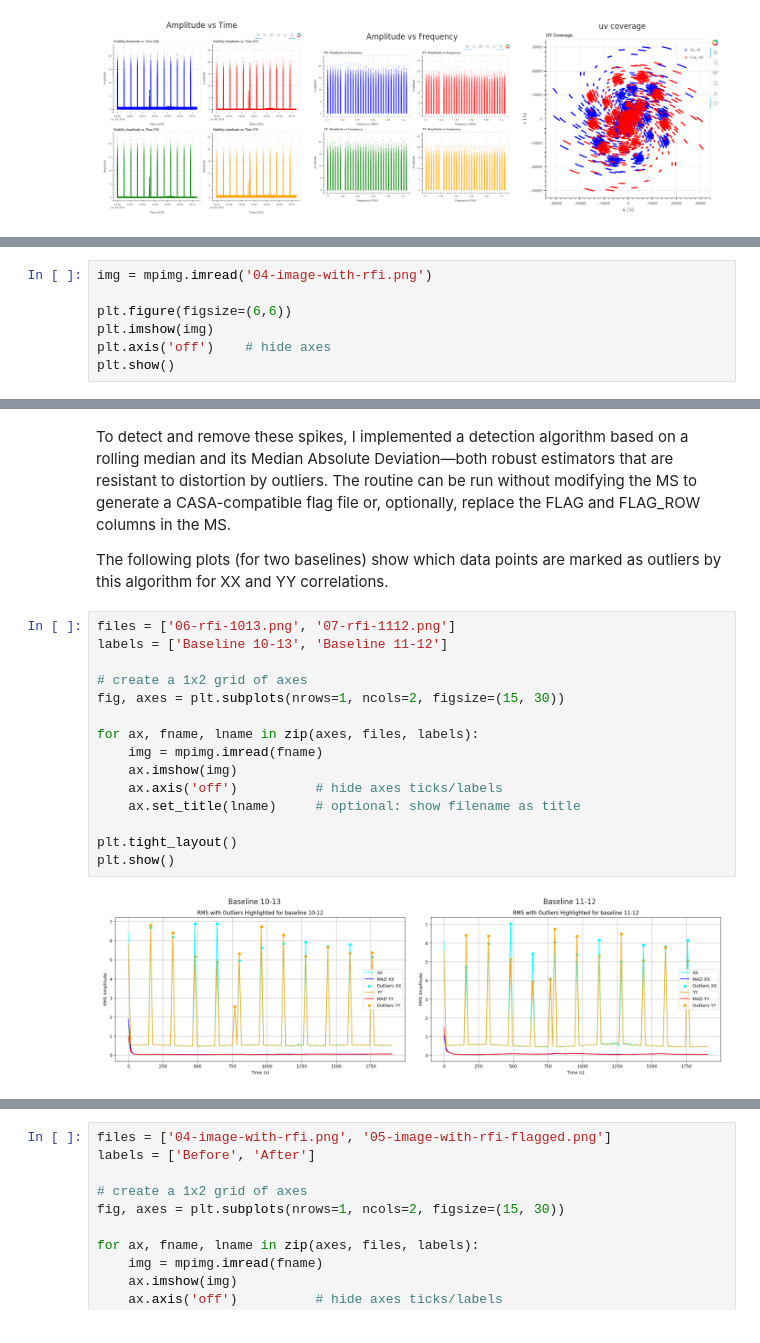
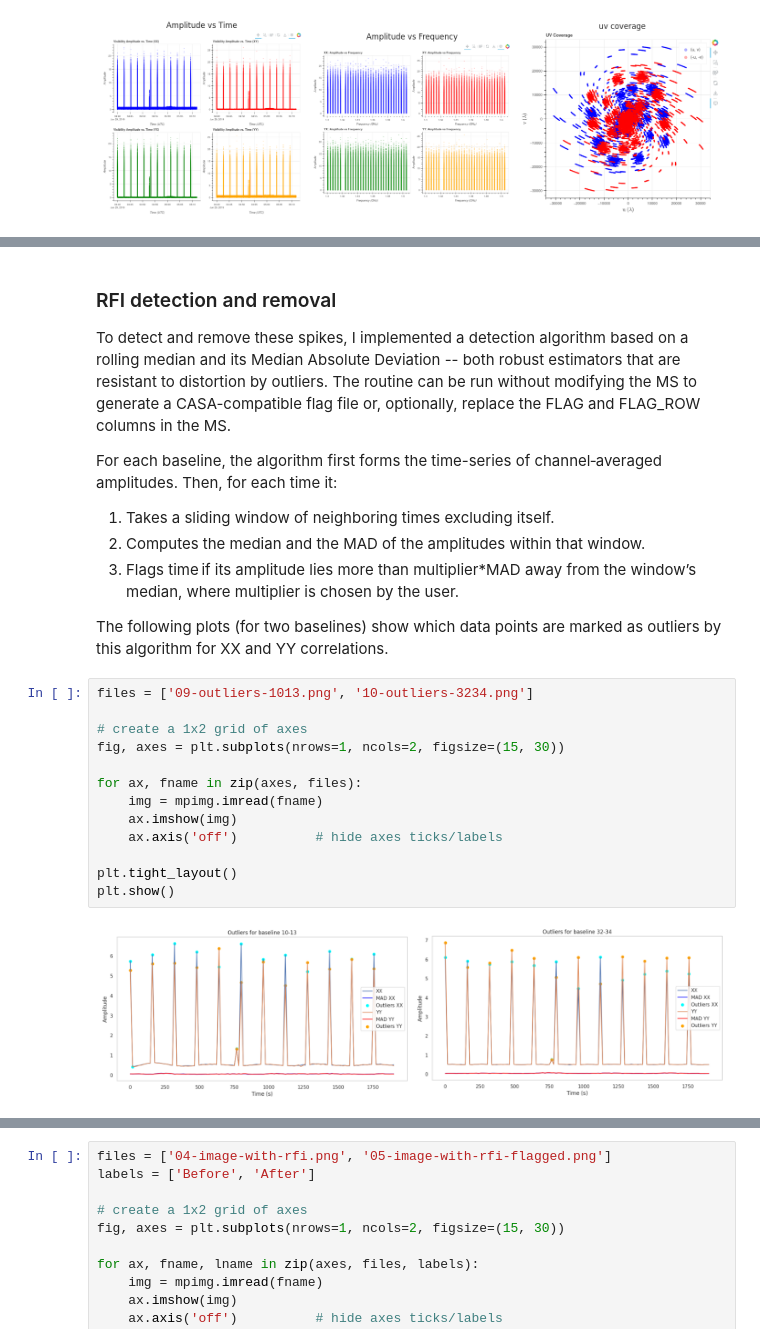
Before and after one commit to iniyannatarajan/dqatool, a Jupyter notebook: examples/example.ipynb, the cells around one changed output, grey strips where cells are left out. Drawn from its saved outputs; the diff is of its cells as text.

Commit message:
Update outlier plots in notebook

```diff
--- a/examples/example.ipynb
+++ b/examples/example.ipynb
@@ -36,7 +33,0 @@ The imaging used the `dqatool.imtools` submodule, a thin wrapper around establis
-# %%
-img = mpimg.imread('04-image-with-rfi.png')
-
-plt.figure(figsize=(6,6))
-plt.imshow(img)
-plt.axis('off')    # hide axes
-plt.show()
@@ -45,22 +34,28 @@ plt.show()
 # %% [markdown]
-To detect and remove these spikes, I implemented a detection algorithm based on a rolling median and its Median Absolute Deviation—both robust estimators that are resistant to distortion by outliers. The routine can be run without modifying the MS to generate a CASA-compatible flag file or, optionally, replace the FLAG and FLAG_ROW columns in the MS.
+### RFI detection and removal
+
+To detect and remove these spikes, I implemented a detection algorithm based on a rolling median and its Median Absolute Deviation -- both robust estimators that are resistant to distortion by outliers. The routine can be run without modifying the MS to generate a CASA-compatible flag file or, optionally, replace the FLAG and FLAG_ROW columns in the MS.
+
+For each baseline, the algorithm first forms the time-series of channel‑averaged amplitudes. Then, for each time it:
+
+1. Takes a sliding window of neighboring times excluding itself.
+2. Computes the median and the MAD of the amplitudes within that window.
+3. Flags time if its amplitude lies more than multiplier*MAD away from the window’s median, where multiplier is chosen by the user.
 
 The following plots (for two baselines) show which data points are marked as outliers by this algorithm for XX and YY correlations.
 # %%
-files = ['06-rfi-1013.png', '07-rfi-1112.png']
-labels = ['Baseline 10-13', 'Baseline 11-12']
+files = ['09-outliers-1013.png', '10-outliers-3234.png']
 
 # create a 1x2 grid of axes
 fig, axes = plt.subplots(nrows=1, ncols=2, figsize=(15, 30))
 
-for ax, fname, lname in zip(axes, files, labels):
+for ax, fname in zip(axes, files):
     img = mpimg.imread(fname)
     ax.imshow(img)
     ax.axis('off')          # hide axes ticks/labels
-    ax.set_title(lname)     # optional: show filename as title
 
 plt.tight_layout()
 plt.show()
 # %% [output]
-[figure, old version]
+[figure, new version]
 # %% [markdown]
```
Also changed, not shown: parts of 6 cells of this notebook, 1 other file.
